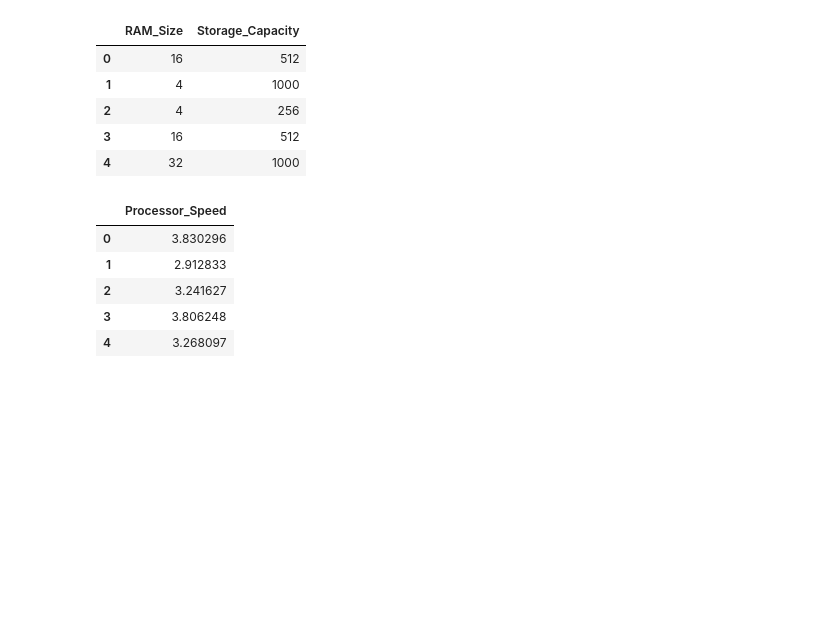
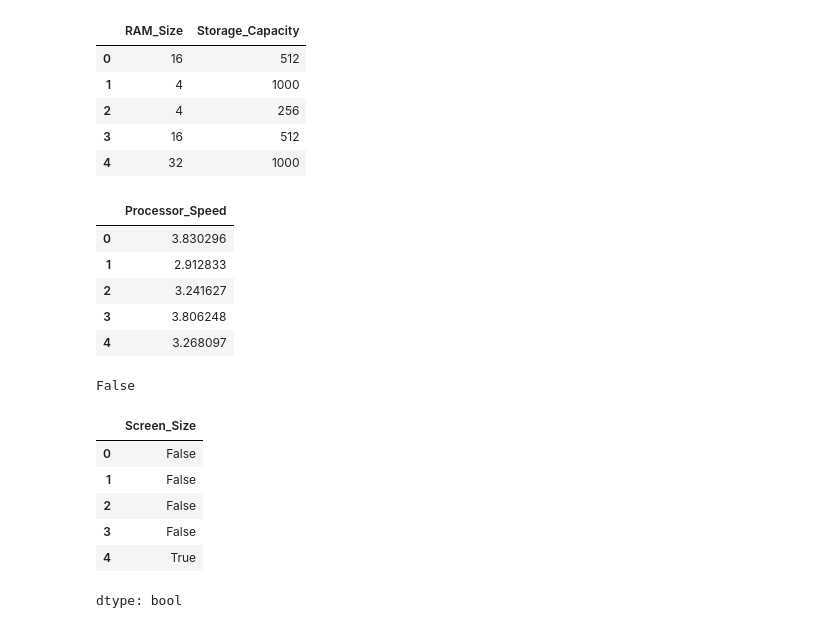
Before and after one commit to JedWojtowicz/MAD_SWPS_Jedrzej_Wojtowicz_3, a Jupyter notebook: MAD_JW_Projekt.ipynb, the cells around one changed output. Drawn from its saved outputs; the diff is of its cells as text; code cells hidden in the pictures; blank space fills up the shorter version.

```diff
--- a/MAD_JW_Projekt.ipynb
+++ b/MAD_JW_Projekt.ipynb
@@ -115,3 +118,17 @@ laptop.filter(like='Speed').head()
 | 2 | 3.241627 |
 | 3 | 3.806248 |
 | 4 | 3.268097 |
+# %%
+laptop['Price'].isnull().any()
+# %% [output]
+False
+# %%
+laptop['Screen_Size'].head() > 14
+# %% [output]
+|  | Screen_Size |
+| 0 | False |
+| 1 | False |
+| 2 | False |
+| 3 | False |
+| 4 | True |
+dtype: bool
```
Also changed, not shown: parts of 2 cells of this notebook.
